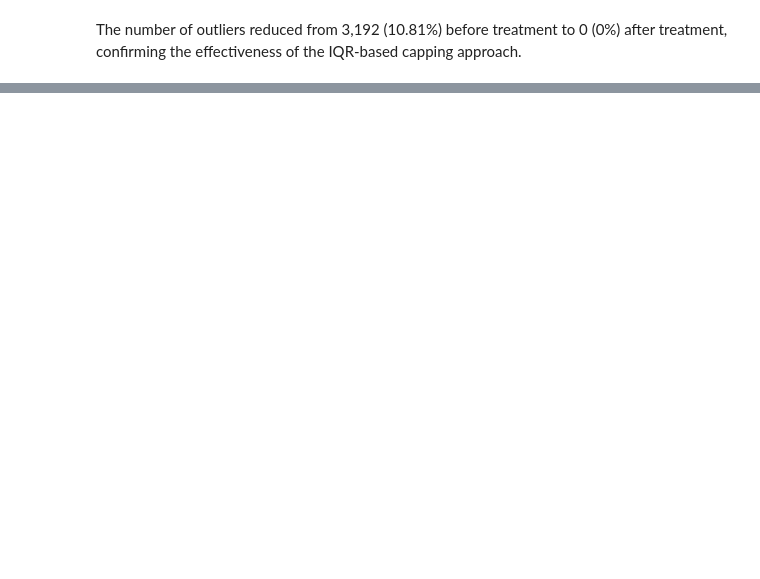
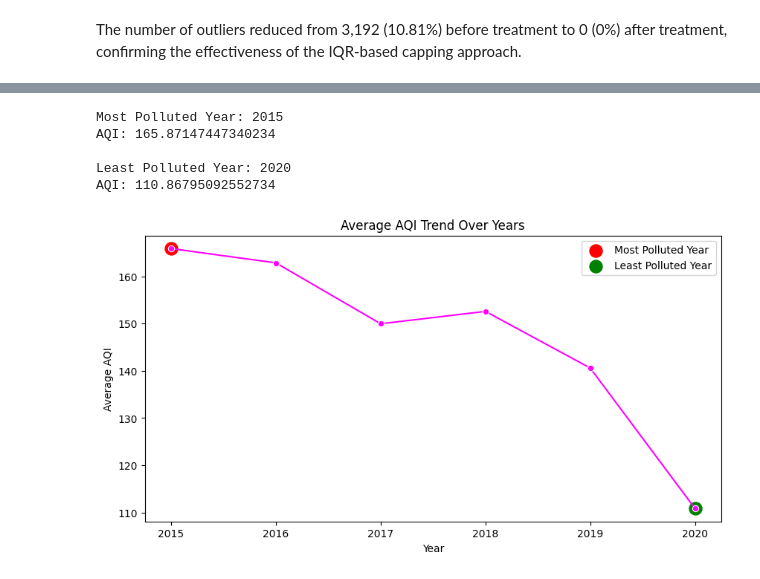
Before and after one commit to an2sh4a/ML-Lab-2547262, a Jupyter notebook: Lab-1/lab-1.ipynb, the cells around one changed output, grey strips where cells are left out. Drawn from its saved outputs; the diff is of its cells as text; code cells hidden in the pictures; blank space fills up the shorter version.

```diff
--- a/Lab-1/lab-1.ipynb
+++ b/Lab-1/lab-1.ipynb
@@ -597,0 +611,3 @@ The number of outliers reduced from 3,192 (10.81%) before treatment to 0 (0%) af
+# %%
+city['Date'] = pd.to_datetime(city['Date'])
+print(city['Date'].dtype)
@@ -597,0 +616,4 @@ The number of outliers reduced from 3,192 (10.81%) before treatment to 0 (0%) af
+# %%
+#extracting year from date
+city['Year'] = city['Date'].dt.year
+print(city[['Date','Year']].head())
@@ -597,0 +627,4 @@ The number of outliers reduced from 3,192 (10.81%) before treatment to 0 (0%) af
+# %%
+#Average AQI per Year
+yearly_aqi = city.groupby('Year')['AQI_Clean'].mean()
+print(yearly_aqi)
@@ -597,0 +640,48 @@ The number of outliers reduced from 3,192 (10.81%) before treatment to 0 (0%) af
+# %%
+most_polluted_year = yearly_aqi.idxmax()
+least_polluted_year = yearly_aqi.idxmin()
+
+print("Most Polluted Year:", most_polluted_year)
+print("AQI:", yearly_aqi.max())
+
+print("\nLeast Polluted Year:", least_polluted_year)
+print("AQI:", yearly_aqi.min())
+# %% [output]
+Most Polluted Year: 2015
+AQI: 165.87147447340234
+
+Least Polluted Year: 2020
+AQI: 110.86795092552734
+# %%
+plt.figure(figsize=(10,5))
+
+sns.lineplot(
+    x=yearly_aqi.index,
+    y=yearly_aqi.values,
+    marker='o',
+    color='magenta'
+)
+
+plt.scatter(
+    most_polluted_year,
+    yearly_aqi.max(),
+    s=150,
+    color='red',
+    label='Most Polluted Year'
+)
+
+plt.scatter(
+    least_polluted_year,
+    yearly_aqi.min(),
+    s=150,
+    color='green',
+    label='Least Polluted Year'
+)
+
+plt.title("Average AQI Trend Over Years")
+plt.xlabel("Year")
+plt.ylabel("Average AQI")
+plt.legend()
+plt.show()
+# %% [output]
+[figure, added]
```
Also changed, not shown: parts of 12 cells of this notebook.
